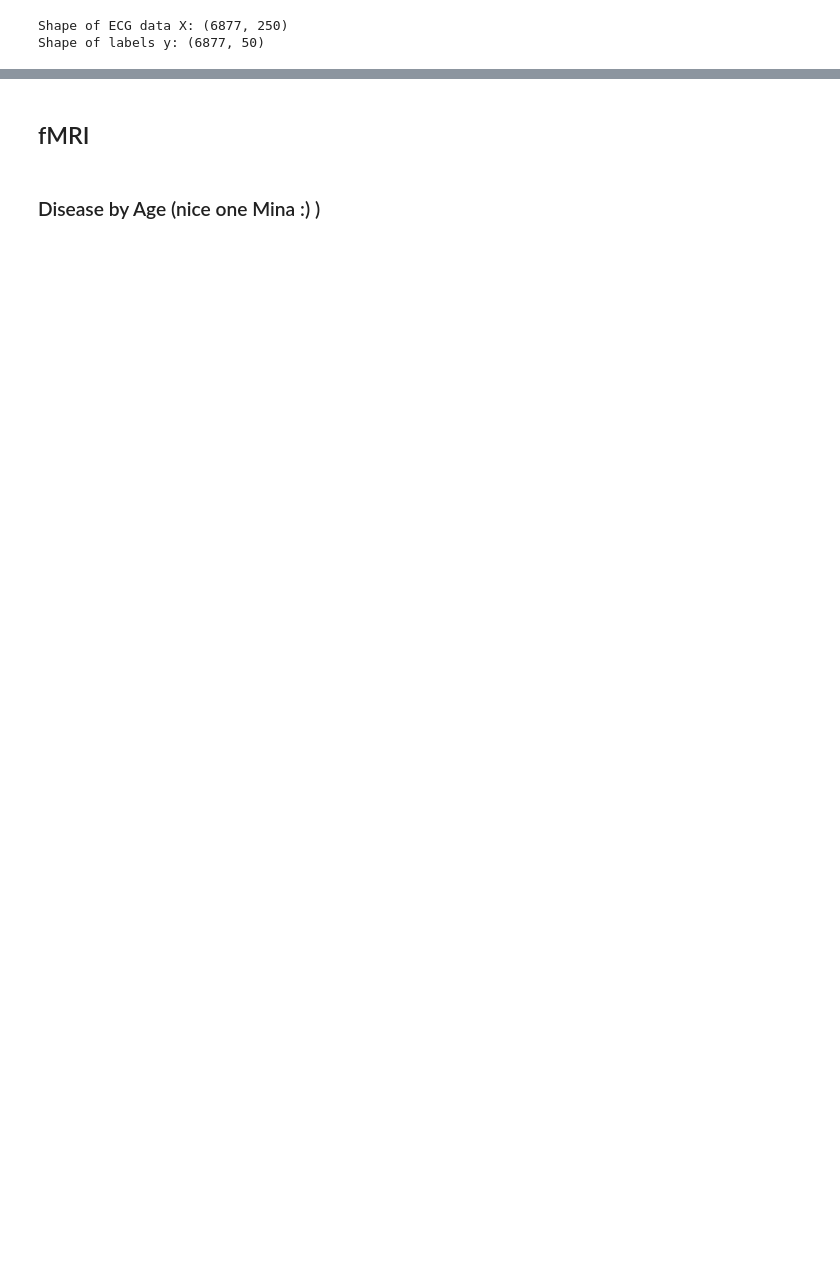
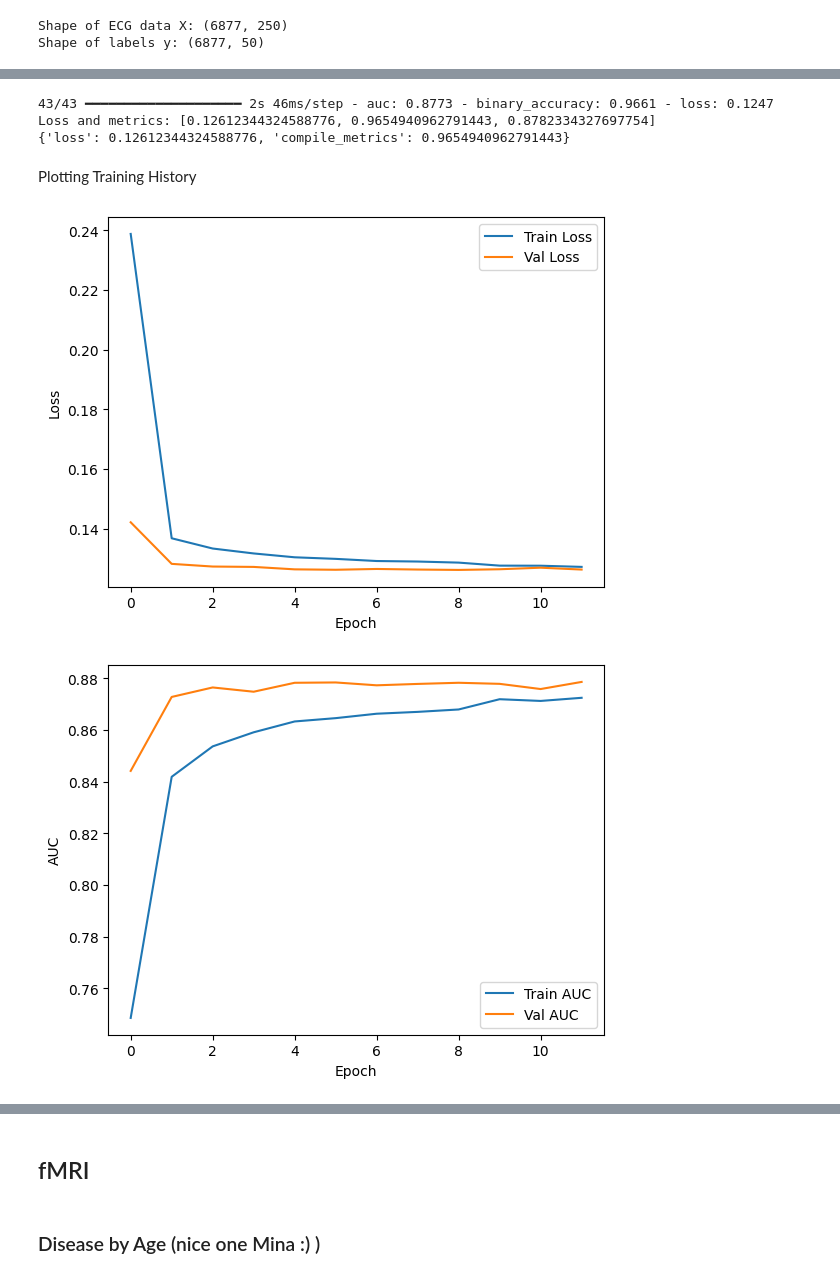
Before and after one commit to bungerz/firstDataAnalysis, a Jupyter notebook: Hackathon_AI_Health.ipynb, the cells around one changed output, grey strips where cells are left out. Cells and saved outputs as stored; diff of their text form; code cells hidden in the pictures; blank space fills up the shorter version.

```diff
--- a/Hackathon_AI_Health.ipynb
+++ b/Hackathon_AI_Health.ipynb
@@ -487,0 +500,33 @@ y_pred = model.predict(X_val)
+# %%
+# Evaluate on validation data
+results = model.evaluate(X_val, y_val, batch_size=32)
+print("Loss and metrics:", results)
+
+print(dict(zip(model.metrics_names, results)))
+# %% [output]
+43/43 ━━━━━━━━━━━━━━━━━━━━ 2s 46ms/step - auc: 0.8773 - binary_accuracy: 0.9661 - loss: 0.1247
+Loss and metrics: [0.12612344324588776, 0.9654940962791443, 0.8782334327697754]
+{'loss': 0.12612344324588776, 'compile_metrics': 0.9654940962791443}
+# %% [markdown]
+Plotting Training History
+# %%
+import matplotlib.pyplot as plt
+
+# Plot loss
+plt.plot(history.history['loss'], label='Train Loss')
+plt.plot(history.history['val_loss'], label='Val Loss')
+plt.xlabel('Epoch')
+plt.ylabel('Loss')
+plt.legend()
+plt.show()
+
+# Plot AUC
+plt.plot(history.history['auc'], label='Train AUC')
+plt.plot(history.history['val_auc'], label='Val AUC')
+plt.xlabel('Epoch')
+plt.ylabel('AUC')
+plt.legend()
+plt.show()
+# %% [output]
+[figure, added]
+[figure, added]
```
Also changed, not shown: parts of 11 cells of this notebook.
